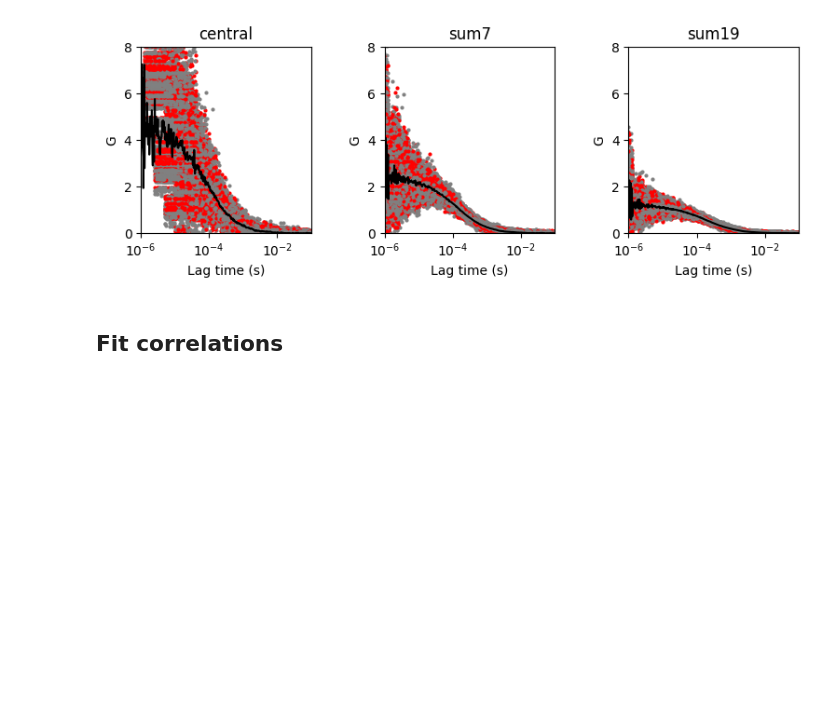
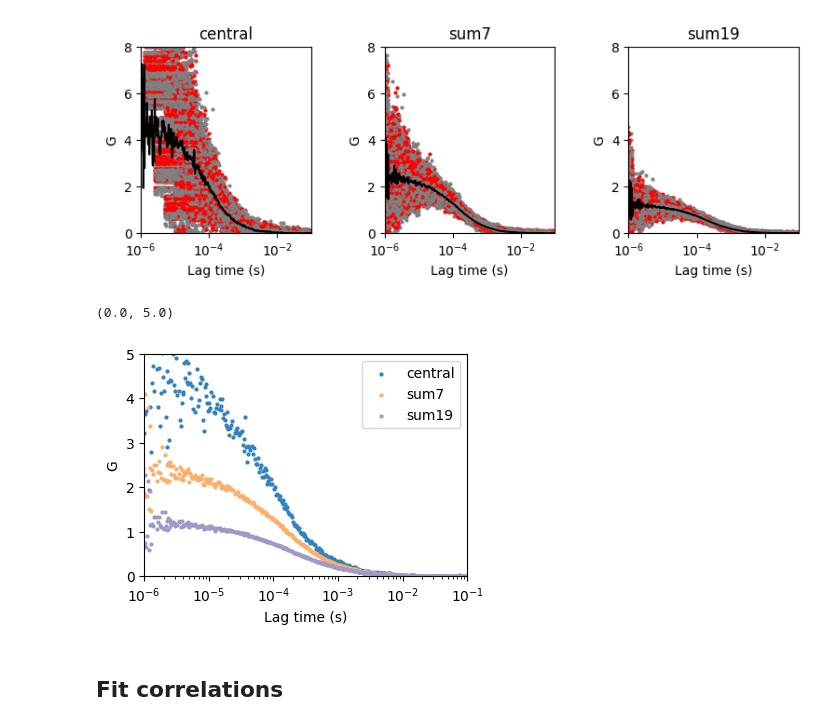
Before and after one commit to VicidominiLab/BrightEyes-FFS, a Jupyter notebook: example_notebooks/05_Example_spot_variation_fcs_PI.ipynb, the cells around one changed output. Saved outputs shown, nothing was run; the diff lists cells and outputs as text; code cells hidden in the pictures; blank space fills up the shorter version.

```diff
--- a/example_notebooks/05_Example_spot_variation_fcs_PI.ipynb
+++ b/example_notebooks/05_Example_spot_variation_fcs_PI.ipynb
@@ -95,6 +101,13 @@ for i in range(3):
     ax[i].set_ylim([0, 8])
 # %% [output]
 [figure]
+# %%
+fig, ax = plot_corrs_av(G, good_chunks_only=True, figsize=None, cmap='tab20c', return_fig=True)
+ax.set_xlim([1e-6, 1e-1])
+ax.set_ylim([0, 5])
+# %% [output]
+(0.0, 5.0)
+[figure, added]
 # %% [markdown]
 ## Fit correlations
 # %% [markdown]
```
Also changed, not shown: parts of 17 cells of this notebook, 2 other files.
